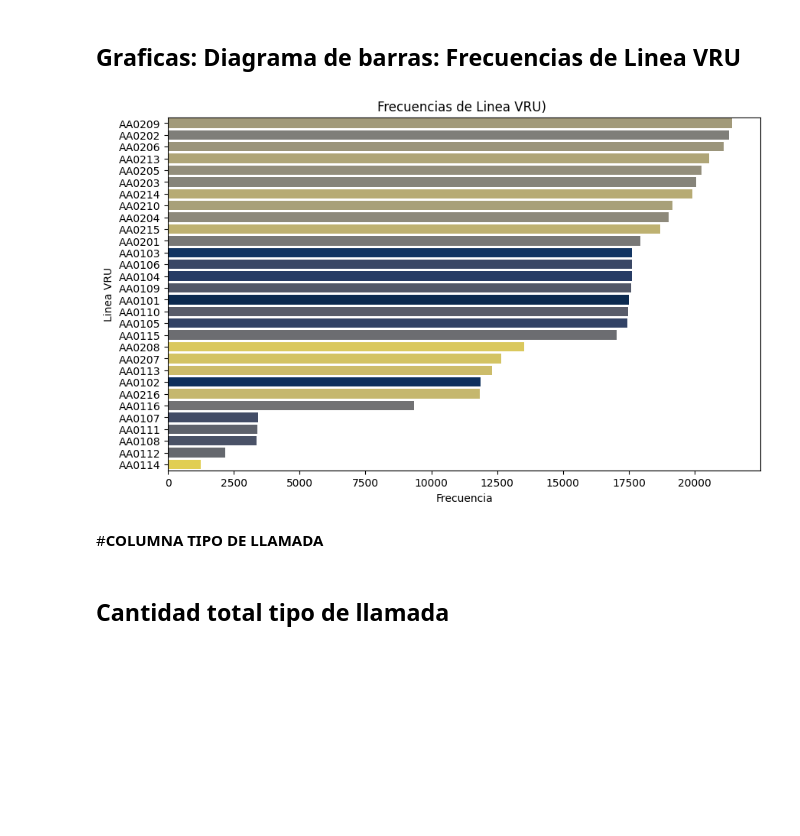
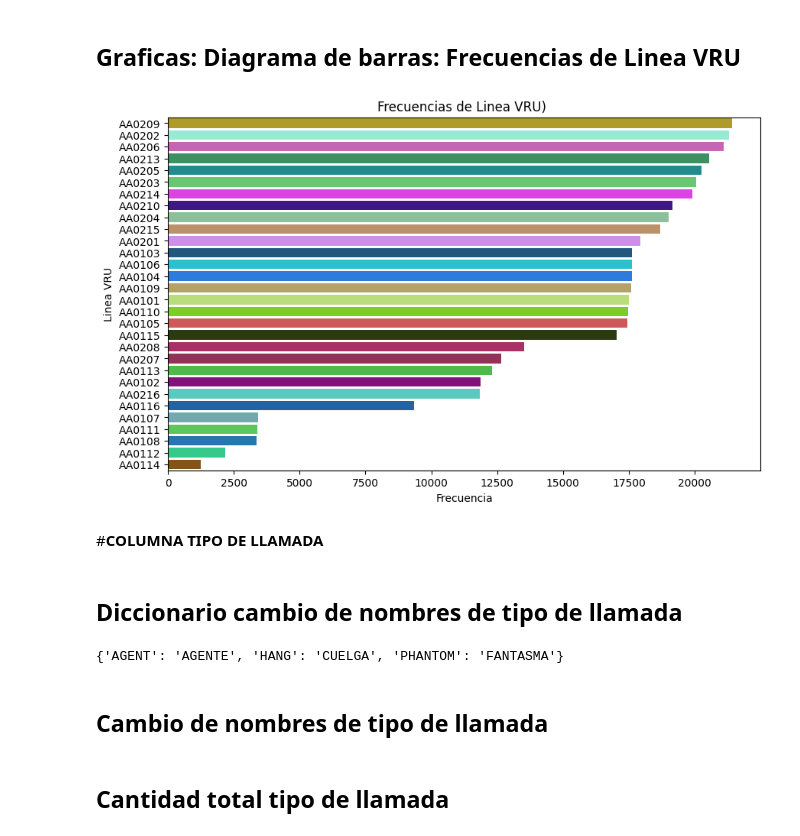
Before and after one commit to juangarcesco/metricas-call-canter, a Jupyter notebook: PRUEBA_CALL_CENTER.ipynb, the cells around one changed output. Saved outputs shown, nothing was run; the diff lists cells and outputs as text; code cells hidden in the pictures; blank space fills up the shorter version.

```diff
--- a/PRUEBA_CALL_CENTER.ipynb
+++ b/PRUEBA_CALL_CENTER.ipynb
@@ -299,9 +401,0 @@ df['hora_entrada_cola'] = pd.to_datetime(df['fecha(a-m-d)2'] + ' ' + df['hora_en
-# %%
-df['hora_salida_cola'] = df['hora_salida_cola'].astype(str)
-df['hora_salida_cola'] = pd.to_datetime(df['fecha(a-m-d)2'] + ' ' + df['hora_salida_cola'])
-# %%
-df['hora_ent_servicio'] = df['hora_ent_servicio'].astype(str)
-df['hora_ent_servicio'] = pd.to_datetime(df['fecha(a-m-d)2'] + ' ' + df['hora_ent_servicio'])
-# %%
-df['hora_sal_servicio'] = df['hora_sal_servicio'].astype(str)
-df['hora_sal_servicio'] = pd.to_datetime(df['fecha(a-m-d)2'] + ' ' + df['hora_sal_servicio'])
@@ -310,5 +402,3 @@ df['hora_sal_servicio'] = pd.to_datetime(df['fecha(a-m-d)2'] + ' ' + df['hora_sa
-# %%
-df.drop('fecha(a-m-d)2',axis=1,inplace=True)
 # %% [markdown]
 # **COLUMNA SERVIDOR**
 # %% [markdown]
@@ -402,14 +485,32 @@ plt.show()
 # %% [markdown]
 ## Graficas: Diagrama de barras: Frecuencias de Linea VRU
 # %%
-# Mostramos la utilizacion de las 31 vru que si se utilizan, se puede ver que el grado de utilizacion de las mismas no es homogeneo
+import random
+def generar_colores_hex(cantidad):
+    colores = []
+    for _ in range(cantidad): # Fixed indentation here
+        color = "#"
+        for _ in range(6):
+            color += random.choice('0123456789ABCDEF')
+        colores.append(color)
+    return colores
+paleta_de_colores = generar_colores_hex(30)
 plt.figure(figsize=(10, 6))
-sns.countplot(y='Linea_VRU', data=df, order=df['Linea_VRU'].value_counts().index,hue='Linea_VRU',palette='cividis')
+sns.countplot(y='LINEA_VRU', data=df, order=df['LINEA_VRU'].value_counts().index,hue='LINEA_VRU',palette=paleta_de_colores)
 plt.title('Frecuencias de Linea VRU) ')
 plt.xlabel('Frecuencia')
 plt.ylabel('Linea VRU')
 plt.show()
 # %% [output]
-[figure, old version]
+[figure, new version]
 # %% [markdown]
 #**COLUMNA TIPO DE LLAMADA**
+# %% [markdown]
+## Diccionario cambio de nombres de tipo de llamada
+# %%
+dicc_cambio_de_nombres_TIPO_DE_LLAMADA = {'AGENT': 'AGENTE', 'HANG': 'CUELGA', 'PHANTOM': 'FANTASMA'}
+dicc_cambio_de_nombres_TIPO_DE_LLAMADA
+# %% [output]
+{'AGENT': 'AGENTE', 'HANG': 'CUELGA', 'PHANTOM': 'FANTASMA'}
+# %% [markdown]
+## Cambio de nombres de tipo de llamada
```
Also changed, not shown: parts of 218 cells of this notebook.
